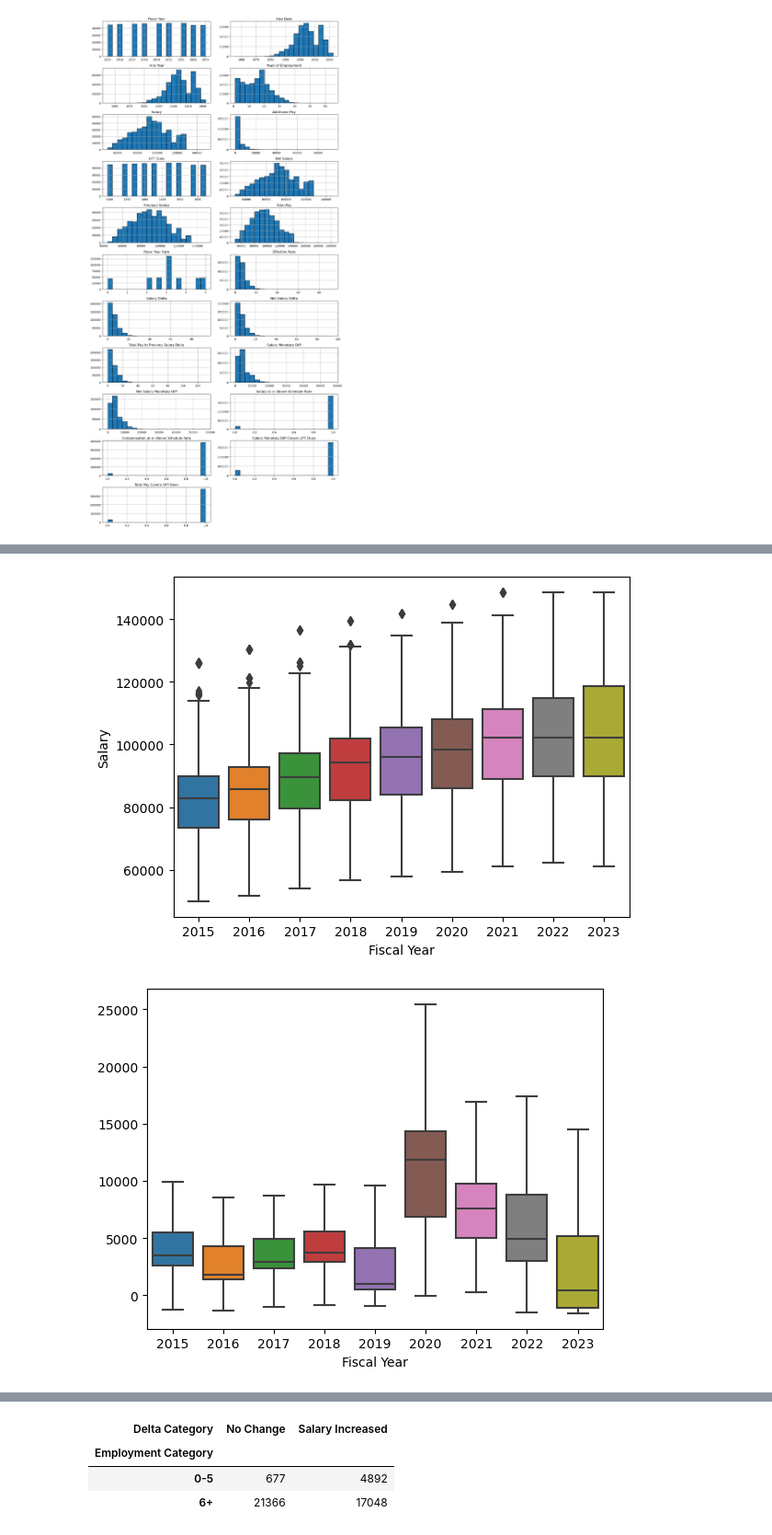
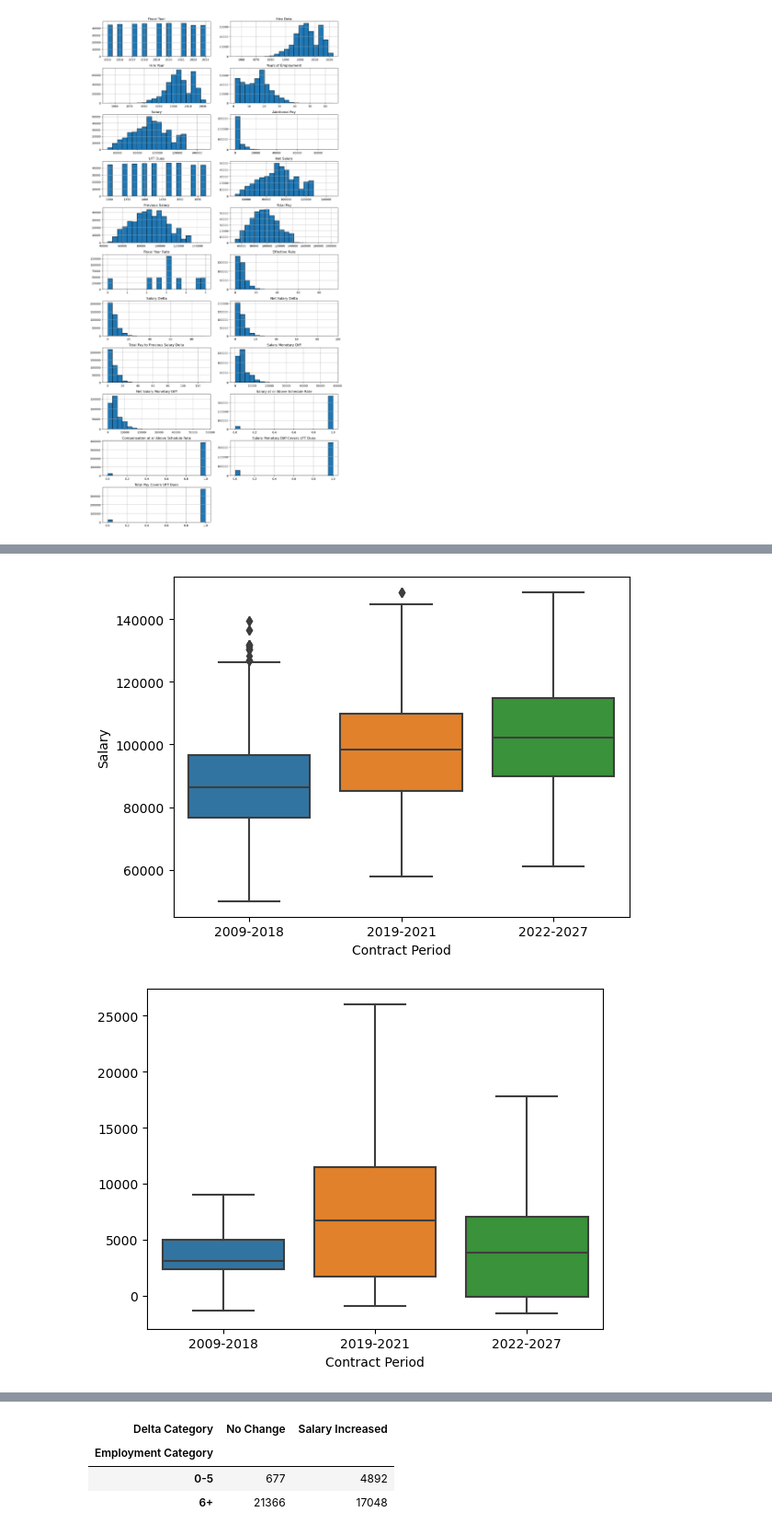
Before and after one commit to Anias-clo/Teacher_Payroll_Analysis, a Jupyter notebook: poc.ipynb, the cells around one changed output, grey strips where cells are left out. Shown: that part at 92% size. Cells and saved outputs as stored; diff of their text form; code cells hidden in the pictures.

```diff
--- a/poc.ipynb
+++ b/poc.ipynb
@@ -146,9 +177,13 @@ sns.countplot(x=df['Fiscal Year'],
 # %%
-sns.boxplot(data=df, y='Salary', x='Fiscal Year');
+sns.boxplot(data=df, y='Salary', x='Contract Period');
 # %% [output]
-[figure, old version]
+[figure, new version]
 # %%
-sns.boxplot(data=df, y=df['Additional Pay']+df['Salary Monetary Diff']-df['UFT Dues'], x='Fiscal Year',showfliers=False);
+sns.boxplot(data=df,
+            # x='Fiscal Year',
+            x=df['Contract Period'],
+            y=df['Additional Pay']+df['Salary Monetary Diff']-df['UFT Dues'],
+            showfliers=False);
 # %% [output]
-[figure, old version]
+[figure, new version]
 # %%
```
Also changed, not shown: parts of 18 cells of this notebook, 2 other files.
